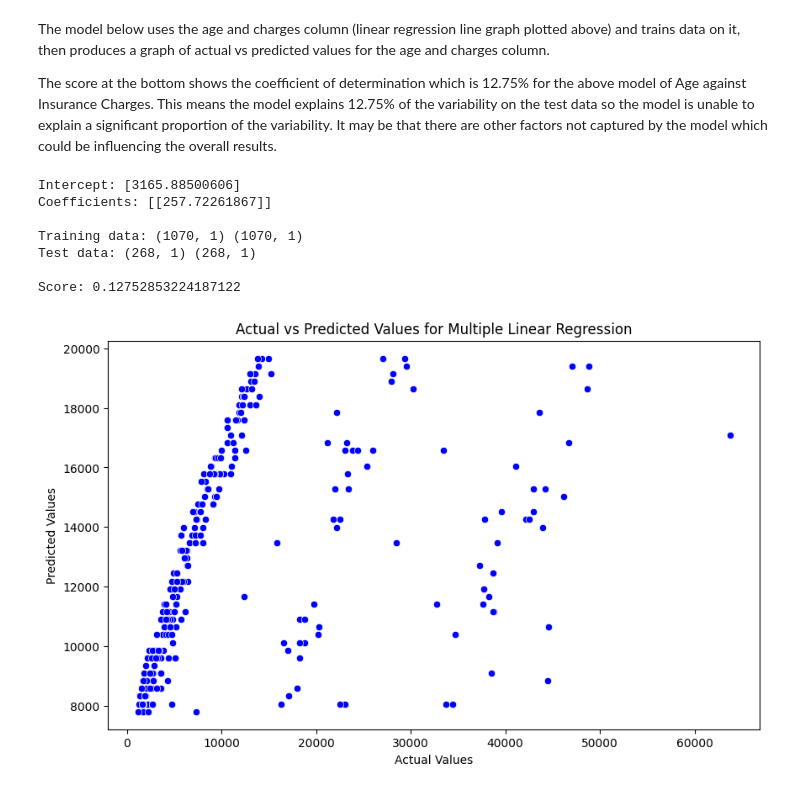
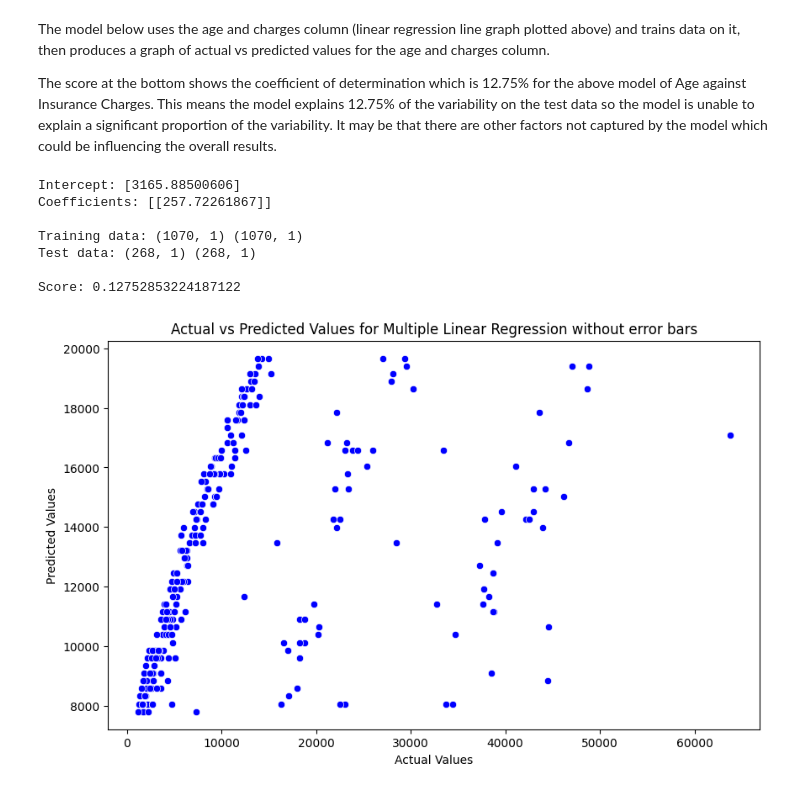
Before and after one commit to kawser500/Linear-Regression-Insurance-Dataset, a Jupyter notebook: Linear_Regression_Insurance_Dataset.ipynb, the cells around one changed output. Cells and saved outputs as stored; diff of their text form; code cells hidden in the pictures.

```diff
--- a/Linear_Regression_Insurance_Dataset.ipynb
+++ b/Linear_Regression_Insurance_Dataset.ipynb
@@ -156,34 +157,33 @@ age_charge_model.fit(x_age, y_charges)
 # Make predictions
 age_charge_predictions = age_charge_model.predict(x_age)
 
-# Print intercept and coefficients
 print(f"Intercept: {age_charge_model.intercept_}")
 print(f"Coefficients: {age_charge_model.coef_}\n")
 
 # Split data into training and test sets
 X_train, X_test, y_train, y_test = train_test_split(x_age, y_charges, test_size=0.20, random_state=42)
 
 print("Training data:", X_train.shape, y_train.shape)
 print("Test data:", X_test.shape, y_test.shape)
 
 print ("\nScore:", age_charge_model.score(X_test, y_test))
 
 # Make predictions on test set
 age_charge_predictions_test = age_charge_model.predict(X_test)
 
 # Plot actual vs predicted values
 plt.figure(figsize=(10, 6))
-sns.scatterplot(x=y_test.flatten(), y=age_charge_predictions_test.flatten(), color="b")
+sns.scatterplot(x=y_test.flatten(), y=age_charge_predictions_test.flatten(), color="blue")
 plt.xlabel('Actual Values')
 plt.ylabel('Predicted Values')
-plt.title('Actual vs Predicted Values for Multiple Linear Regression')
+plt.title("Actual vs Predicted Values for Multiple Linear Regression without error bars")
 plt.show()
 # %% [output]
 Intercept: [3165.88500606]
 Coefficients: [[257.72261867]]
 
 Training data: (1070, 1) (1070, 1)
 Test data: (268, 1) (268, 1)
 
 Score: 0.12752853224187122
-[figure, old version]
+[figure, new version]
```
Also changed, not shown: parts of 4 cells of this notebook.
